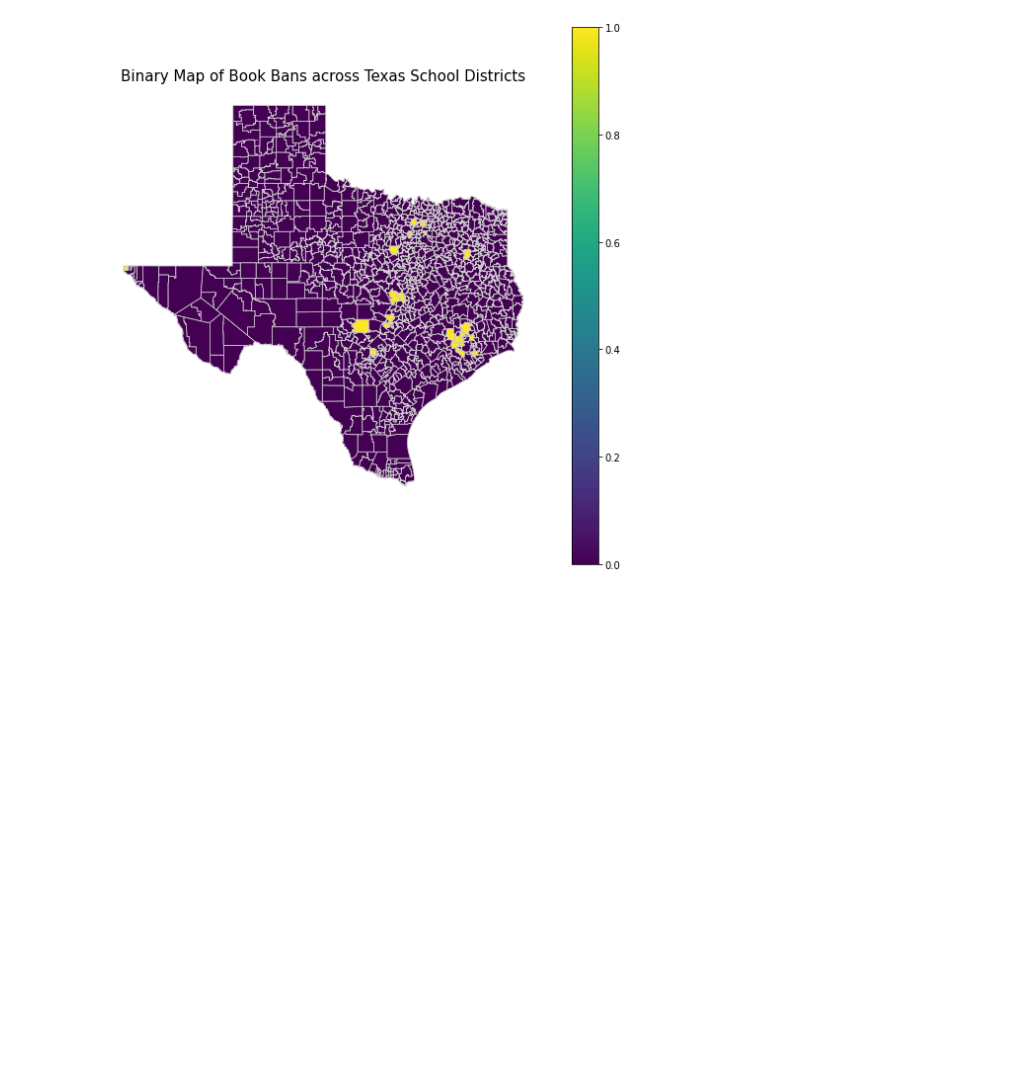
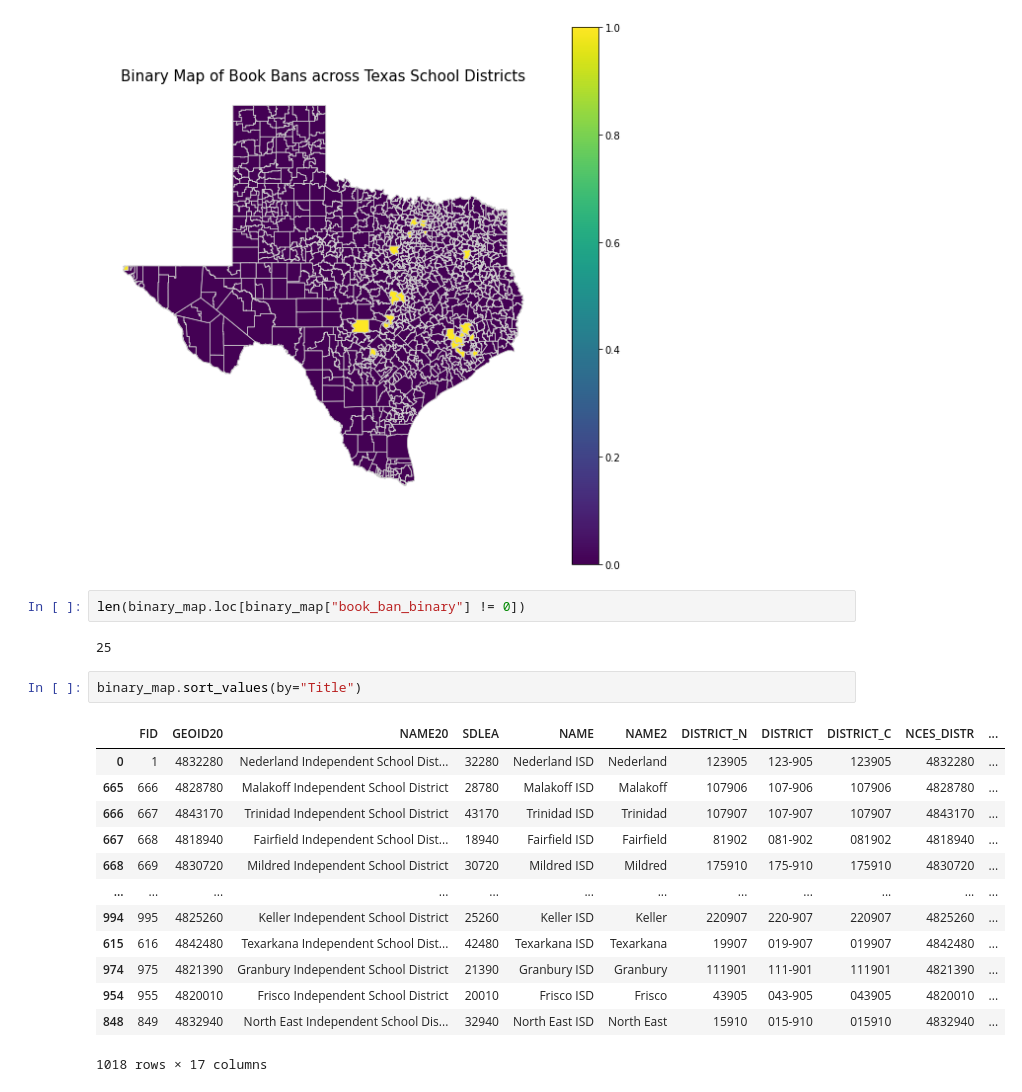
Before and after one commit to sanions/bookbans, a Jupyter notebook: texas_map.ipynb, the cells around one changed output. Saved outputs shown, nothing was run; the diff lists cells and outputs as text; blank space fills up the shorter version.

```diff
--- a/texas_map.ipynb
+++ b/texas_map.ipynb
@@ -98,3 +170,23 @@ ax.set_axis_off()
 plt.show()
 # %% [output]
 [figure]
+# %%
+len(binary_map.loc[binary_map["book_ban_binary"] != 0])
+# %% [output]
+25
+# %%
+binary_map.sort_values(by="Title")
+# %% [output]
+|  | FID | GEOID20 | NAME20 | SDLEA | NAME | NAME2 | DISTRICT_N | DISTRICT | DISTRICT_C | NCES_DISTR | ... |
+| 0 | 1 | 4832280 | Nederland Independent School Dist... | 32280 | Nederland ISD | Nederland | 123905 | 123-905 | 123905 | 4832280 | ... |
+| 665 | 666 | 4828780 | Malakoff Independent School District | 28780 | Malakoff ISD | Malakoff | 107906 | 107-906 | 107906 | 4828780 | ... |
+| 666 | 667 | 4843170 | Trinidad Independent School District | 43170 | Trinidad ISD | Trinidad | 107907 | 107-907 | 107907 | 4843170 | ... |
+| 667 | 668 | 4818940 | Fairfield Independent School Dist... | 18940 | Fairfield ISD | Fairfield | 81902 | 081-902 | 081902 | 4818940 | ... |
+| 668 | 669 | 4830720 | Mildred Independent School District | 30720 | Mildred ISD | Mildred | 175910 | 175-910 | 175910 | 4830720 | ... |
+| ... | ... | ... | ... | ... | ... | ... | ... | ... | ... | ... | ... |
+| 994 | 995 | 4825260 | Keller Independent School District | 25260 | Keller ISD | Keller | 220907 | 220-907 | 220907 | 4825260 | ... |
+| 615 | 616 | 4842480 | Texarkana Independent School Dist... | 42480 | Texarkana ISD | Texarkana | 19907 | 019-907 | 019907 | 4842480 | ... |
+| 974 | 975 | 4821390 | Granbury Independent School District | 21390 | Granbury ISD | Granbury | 111901 | 111-901 | 111901 | 4821390 | ... |
+| 954 | 955 | 4820010 | Frisco Independent School District | 20010 | Frisco ISD | Frisco | 43905 | 043-905 | 043905 | 4820010 | ... |
+| 848 | 849 | 4832940 | North East Independent School Dis... | 32940 | North East ISD | North East | 15910 | 015-910 | 015910 | 4832940 | ... |
+1018 rows × 17 columns
```
Also changed, not shown: parts of 6 cells of this notebook.
